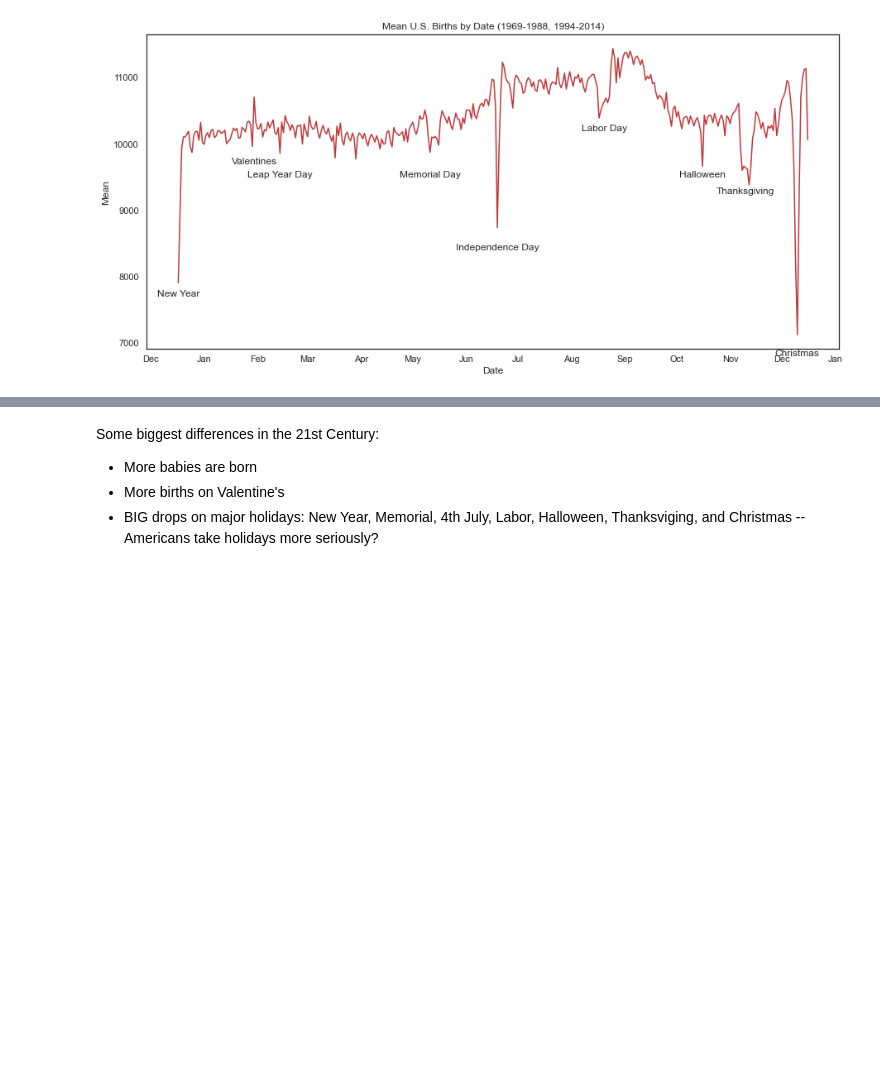
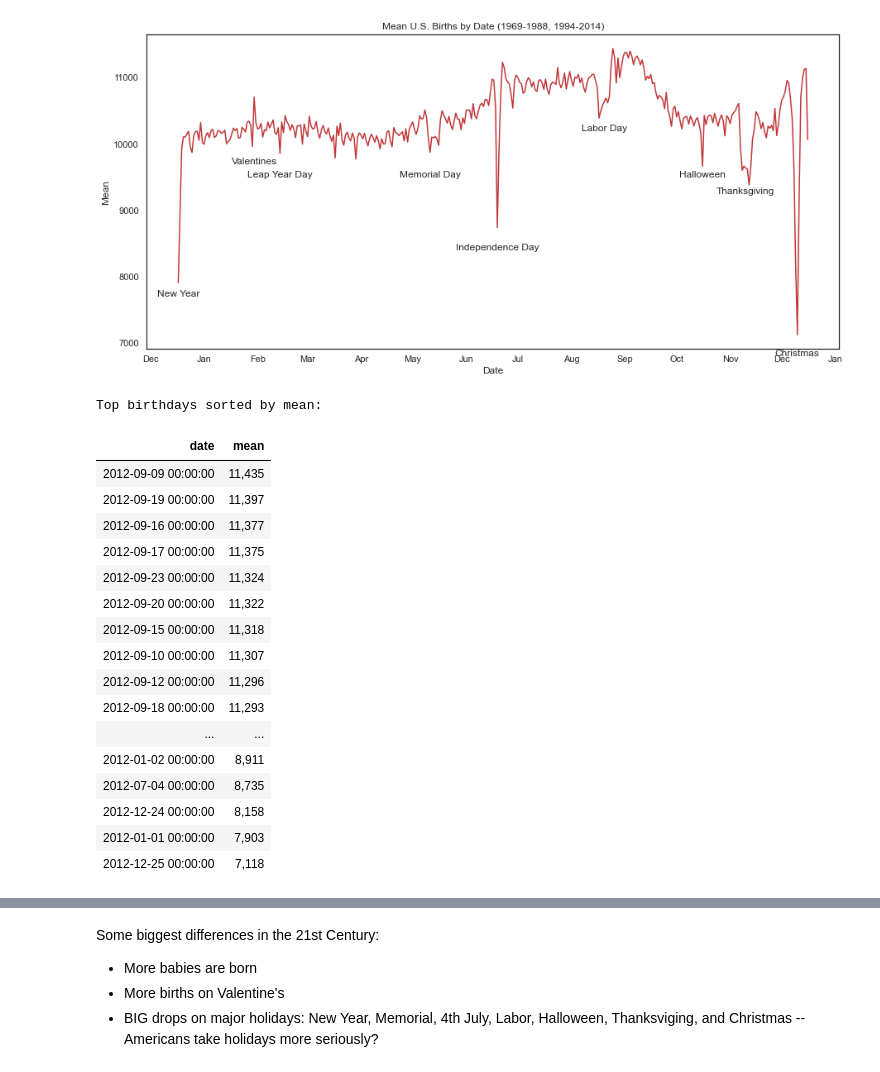
Before and after one commit to taidnguyen/us-birthdays, a Jupyter notebook: main.ipynb, the cells around one changed output, grey strips where cells are left out. Saved outputs shown, nothing was run; the diff lists cells and outputs as text; code cells hidden in the pictures; blank space fills up the shorter version.

```diff
--- a/main.ipynb
+++ b/main.ipynb
@@ -86,6 +86,34 @@ ax.xaxis.set_major_formatter(mpl.ticker.NullFormatter())
 ax.xaxis.set_minor_formatter(mpl.dates.DateFormatter('%b'))
 # %% [output]
 [figure]
+# %%
+# data['date'] = data['date'].dt.strftime('%B %d')
+
+print("Top birthdays sorted by mean: ")
+(data.sort_values('mean', ascending=False)
+    .style
+    .format({'mean': '{:20,.0f}'})
+    .hide_index()
+    .background_gradient(cmap='RdBu'))
+# %% [output]
+Top birthdays sorted by mean:
+| date | mean |
+| 2012-09-09 00:00:00 | 11,435 |
+| 2012-09-19 00:00:00 | 11,397 |
+| 2012-09-16 00:00:00 | 11,377 |
+| 2012-09-17 00:00:00 | 11,375 |
+| 2012-09-23 00:00:00 | 11,324 |
+| 2012-09-20 00:00:00 | 11,322 |
+| 2012-09-15 00:00:00 | 11,318 |
+| 2012-09-10 00:00:00 | 11,307 |
+| 2012-09-12 00:00:00 | 11,296 |
+| 2012-09-18 00:00:00 | 11,293 |
+| ... | ... |
+| 2012-01-02 00:00:00 | 8,911 |
+| 2012-07-04 00:00:00 | 8,735 |
+| 2012-12-24 00:00:00 | 8,158 |
+| 2012-01-01 00:00:00 | 7,903 |
+| 2012-12-25 00:00:00 | 7,118 |
 # %%
 # Has trend changed? Compared the two periods
 fig, ax = plt.subplots()
```
Also changed, not shown: parts of 3 cells of this notebook, 1 other file.
